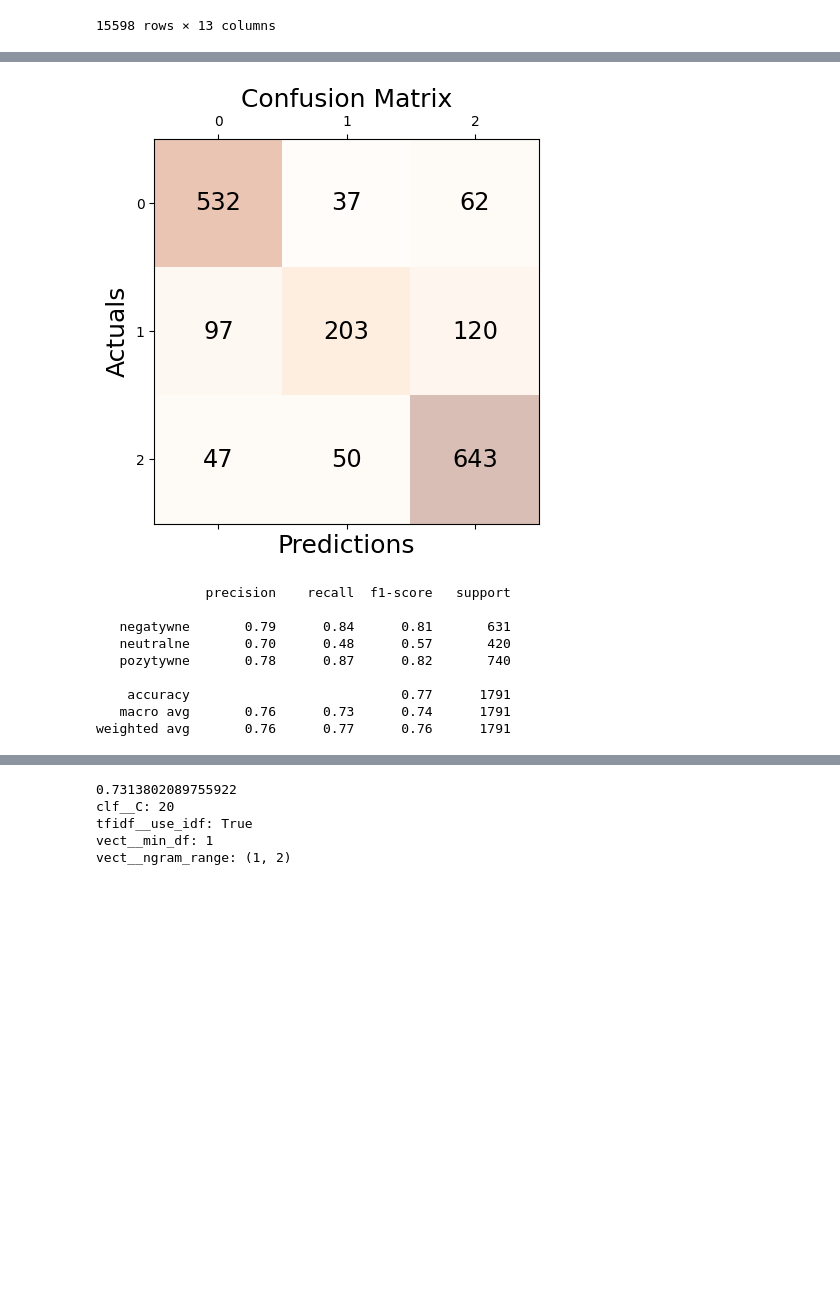
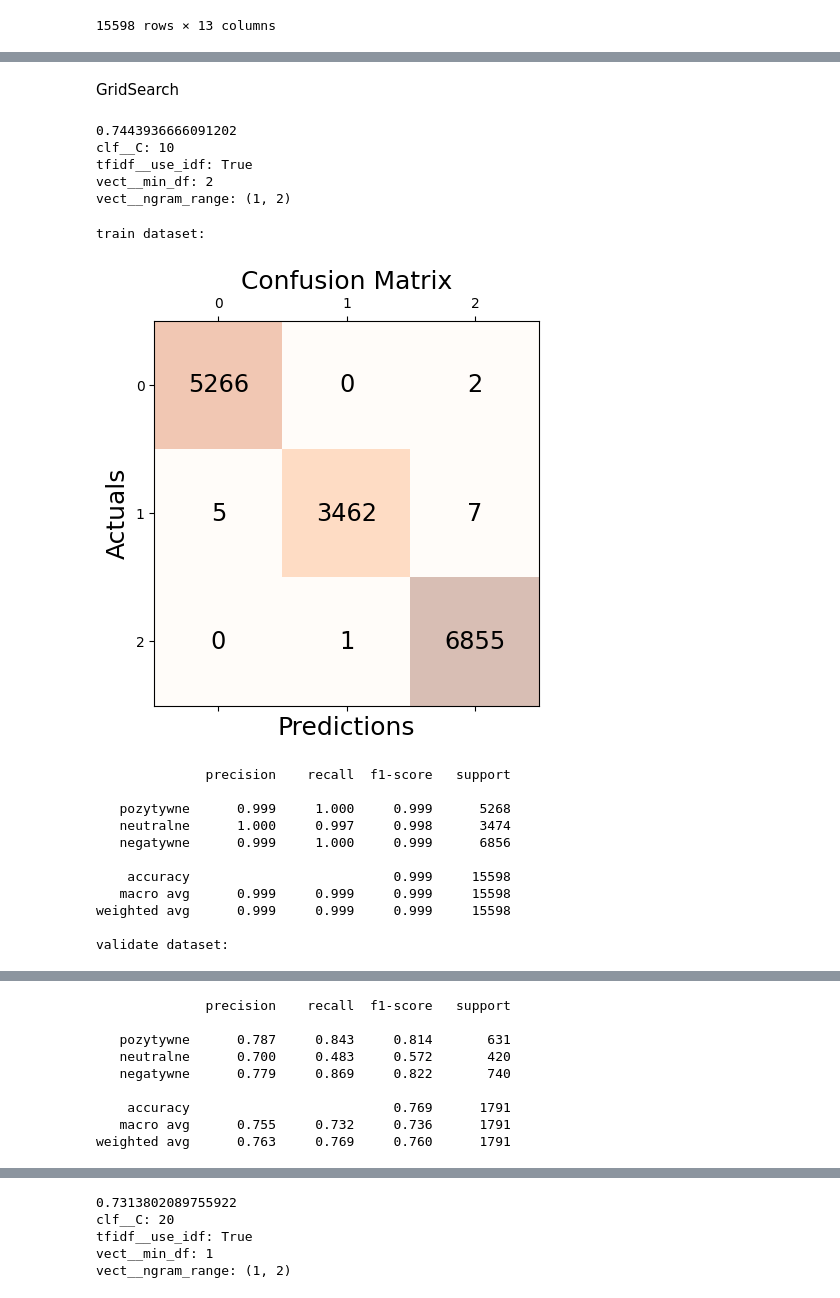
Before and after one commit to czechoa/diploma_project, a Jupyter notebook: jupiter_notes/test_autocorect.ipynb, the cells around one changed output, grey strips where cells are left out. Drawn from its saved outputs; the diff is of its cells as text; code cells hidden in the pictures; blank space fills up the shorter version.

```diff
--- a/jupiter_notes/test_autocorect.ipynb
+++ b/jupiter_notes/test_autocorect.ipynb
@@ -29,0 +12,2 @@ validation = merged_data['validation'].to_pandas()
+# %%
+train, validation = get_polaczone_dataset_and_split()
@@ -104,10 +97,22 @@ vect__ngram_range: (1, 2)
 # %%
 from sklearn import metrics
 from matplotlib import pyplot as plt
-from sklearn.metrics import confusion_matrix, precision_score, recall_score, accuracy_score, f1_score
+from sklearn.metrics import confusion_matrix
 
 
-def plot_and_print_score_model(target_val, y_pred):
+def model_fit__and_model_statistics(model, text, target, text_val, target_val):
+    model.fit(text, target)
+    print('train dataset:\n')
+    y_pred_train = text_clf.predict(text)
+
+    plot_and_print_score_model(target, y_pred_train)
+
+    print('validate dataset:\n')
+    y_pred = text_clf.predict(text_val)
+    plot_and_print_score_model(target_val, y_pred)
+
+
+def plot_and_print_score_model(target_val, y_pred, target_names = ['pozytywne','neutralne','negatywne']):
     conf_matrix = confusion_matrix(y_true=target_val, y_pred=y_pred)
 
     fig, ax = plt.subplots(figsize=(5, 5))
@@ -121,9 +126,4 @@ def plot_and_print_score_model(target_val, y_pred):
     plt.title('Confusion Matrix', fontsize=18)
     plt.show()
 
-    # print('Precision: %.3f' % precision_score(target_val, y_pred))  # Precision Score = TP / (FP + TP)
-    # print('Recall: %.3f' % recall_score(target_val, y_pred))  # Recall Score = TP / (FN + TP)
-    # print('Accuracy: %.3f' % accuracy_score(target_val, y_pred))  # Accuracy Score = (TP + TN)/ (TP + FN + TN + FP)
-    # print('F1 Score: %.3f' % f1_score(target_val,
-    #                                   y_pred))  # F1 Score = 2* Precision Score * Recall Score/ (Precision Score + Recall Score/)
-    print(metrics.classification_report(target_val, y_pred, target_names=mapper_target_value.keys()))
+    print(metrics.classification_report(target_val, y_pred, target_names=target_names, digits=3))
@@ -129,0 +132,3 @@ def plot_and_print_score_model(target_val, y_pred):
+# %%
+target = map_target_result(train)
+target_val = map_target_result(validation)
@@ -130,23 +139,36 @@ def plot_and_print_score_model(target_val, y_pred):
+# %%
+text, texts_val = get_unicode_text('token_tekst')
+# %% [markdown]
+GridSearch
+# %%
+find_the_best_model_parameter(text, target)
+# %% [output]
+0.7443936666091202
+clf__C: 10
+tfidf__use_idf: True
+vect__min_df: 2
+vect__ngram_range: (1, 2)
 # %%
 text_clf = Pipeline(
     [
-        ("vect", CountVectorizer(strip_accents='ascii', min_df=2,ngram_range=(1,2))),
+        ("vect", CountVectorizer(strip_accents='ascii', min_df=2, ngram_range=(1, 2))),
         ("tfidf", TfidfTransformer(use_idf=True)),
-        ("clf", LogisticRegression(C=10,max_iter=1000,n_jobs=-1,multi_class='ovr',)),
+        ("clf", LogisticRegression(C=10, max_iter=1000, n_jobs=-1, multi_class='ovr')),
     ]
 )
-text_clf.fit(texts,target)
 
-y_pred = text_clf.predict(texts_val)
-plot_and_print_score_model(target_val, y_pred)
+model_fit__and_model_statistics(text_clf,text,target,texts_val,target_val)
 # %% [output]
+train dataset:
-[figure, old version]
+[figure, new version]
-              precision    recall  f1-score   support
-
-   negatywne       0.79      0.84      0.81       631
-   neutralne       0.70      0.48      0.57       420
-   pozytywne       0.78      0.87      0.82       740
-
-    accuracy                           0.77      1791
-   macro avg       0.76      0.73      0.74      1791
-weighted avg       0.76      0.77      0.76      1791
+              precision    recall  f1-score   support
+
+   pozytywne      0.999     1.000     0.999      5268
+   neutralne      1.000     0.997     0.998      3474
+   negatywne      0.999     1.000     0.999      6856
+
+    accuracy                          0.999     15598
+   macro avg      0.999     0.999     0.999     15598
+weighted avg      0.999     0.999     0.999     15598
+
+validate dataset:
@@ -152,0 +176,9 @@ weighted avg       0.76      0.77      0.76      1791
+              precision    recall  f1-score   support
+
+   pozytywne      0.787     0.843     0.814       631
+   neutralne      0.700     0.483     0.572       420
+   negatywne      0.779     0.869     0.822       740
+
+    accuracy                          0.769      1791
+   macro avg      0.755     0.732     0.736      1791
+weighted avg      0.763     0.769     0.760      1791
```
Also changed, not shown: parts of 23 cells of this notebook, 7 other files.
